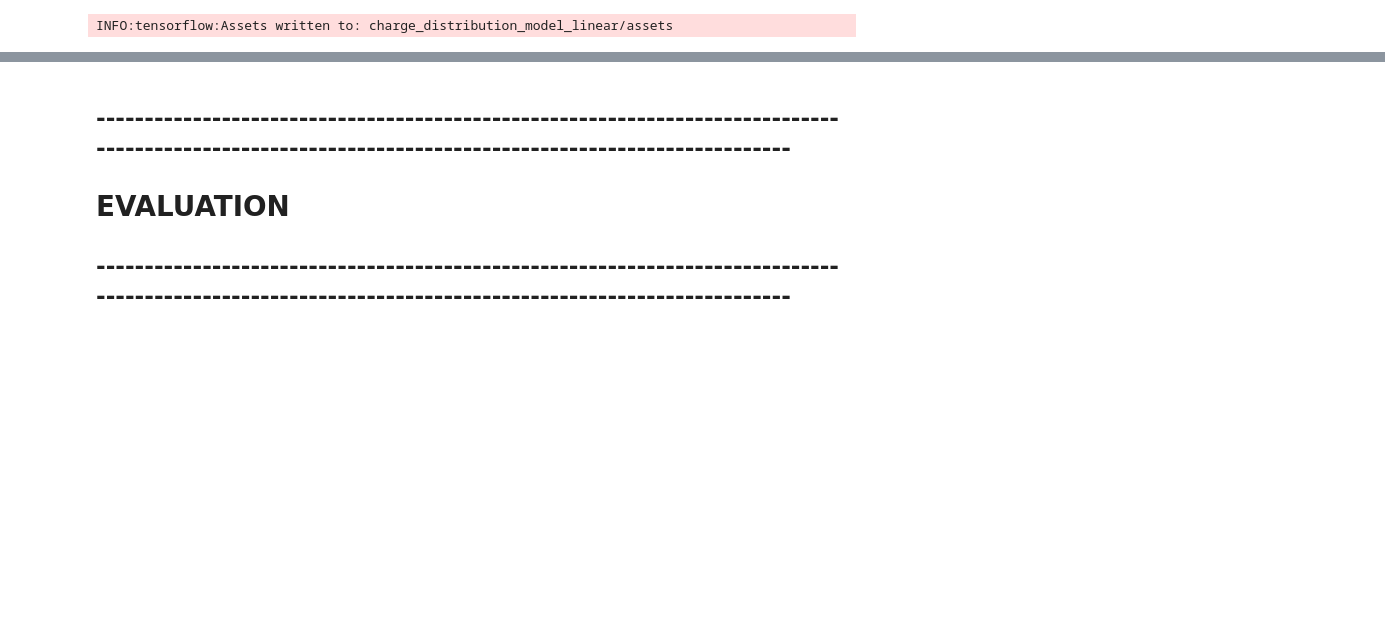
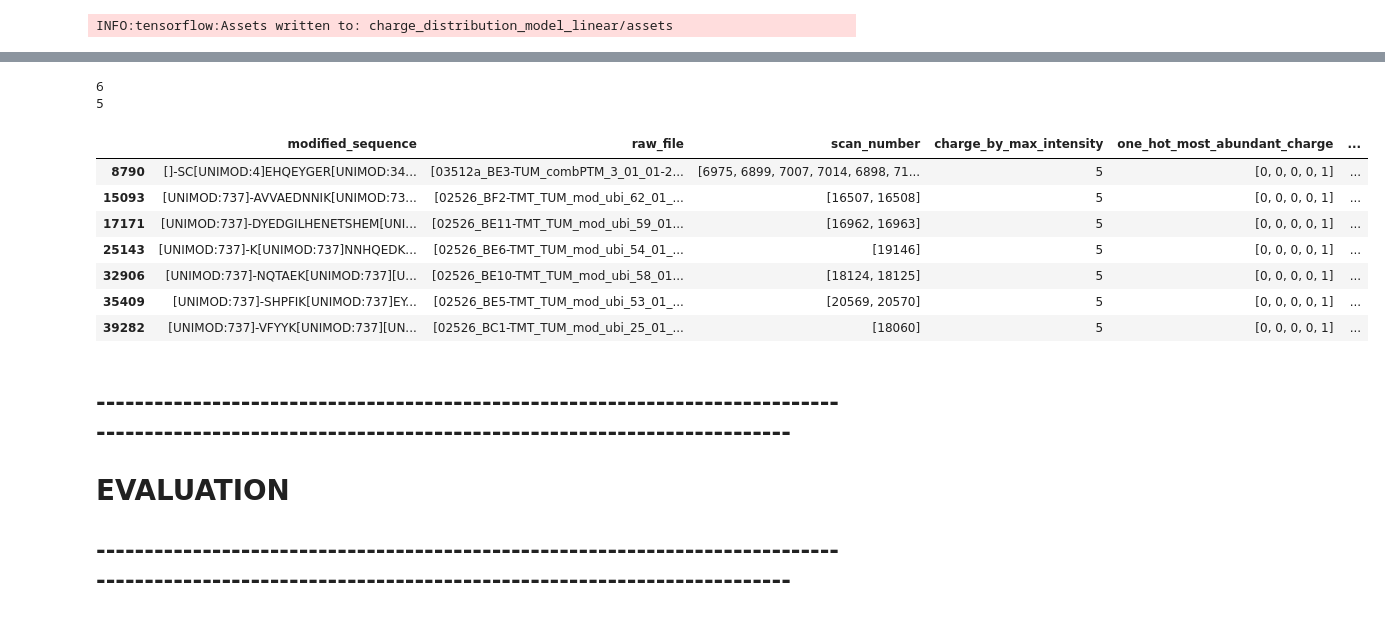
Before and after one commit to wilhelm-lab/dlomix, a Jupyter notebook: model_dev.ipynb, the cells around one changed output, grey strips where cells are left out. Drawn from its saved outputs; the diff is of its cells as text; code cells hidden in the pictures; blank space fills up the shorter version.

```diff
--- a/model_dev.ipynb
+++ b/model_dev.ipynb
@@ -669,0 +762,3 @@ Test MSE: 0.01180561538785696
+# %%
+test = pd.read_parquet("/mnt/c/Users/Florian/Desktop/Uni/MSc/FoPr/data/holdout/holdout_with_predictions.parquet")
+test.head()
@@ -670,3 +772,21 @@ Test MSE: 0.01180561538785696
+# %%
+print(len(test['charge_dist_pred'][1]))
+print(len(test['charge_state_vector'][1]))
+# %% [output]
+6
+5
+# %%
+# print the rwos where the charge_by_max_intensity is 6
+test[test['charge_by_max_intensity'] == 5]
+# %% [output]
+|  | modified_sequence | raw_file | scan_number | charge_by_max_intensity | one_hot_most_abundant_charge | ... |
+| 8790 | []-SC[UNIMOD:4]EHQEYGER[UNIMOD:34... | [03512a_BE3-TUM_combPTM_3_01_01-2... | [6975, 6899, 7007, 7014, 6898, 71... | 5 | [0, 0, 0, 0, 1] | ... |
+| 15093 | [UNIMOD:737]-AVVAEDNNIK[UNIMOD:73... | [02526_BF2-TMT_TUM_mod_ubi_62_01_... | [16507, 16508] | 5 | [0, 0, 0, 0, 1] | ... |
+| 17171 | [UNIMOD:737]-DYEDGILHENETSHEM[UNI... | [02526_BE11-TMT_TUM_mod_ubi_59_01... | [16962, 16963] | 5 | [0, 0, 0, 0, 1] | ... |
+| 25143 | [UNIMOD:737]-K[UNIMOD:737]NNHQEDK... | [02526_BE6-TMT_TUM_mod_ubi_54_01_... | [19146] | 5 | [0, 0, 0, 0, 1] | ... |
+| 32906 | [UNIMOD:737]-NQTAEK[UNIMOD:737][U... | [02526_BE10-TMT_TUM_mod_ubi_58_01... | [18124, 18125] | 5 | [0, 0, 0, 0, 1] | ... |
+| 35409 | [UNIMOD:737]-SHPFIK[UNIMOD:737]EY... | [02526_BE5-TMT_TUM_mod_ubi_53_01_... | [20569, 20570] | 5 | [0, 0, 0, 0, 1] | ... |
+| 39282 | [UNIMOD:737]-VFYYK[UNIMOD:737][UN... | [02526_BC1-TMT_TUM_mod_ubi_25_01_... | [18060] | 5 | [0, 0, 0, 0, 1] | ... |
 # %% [markdown]
 ## -----------------------------------------------------------------------------------------------------------------------------------------------------
 # EVALUATION
```
Also changed, not shown: parts of 18 cells of this notebook, 2 other files.
